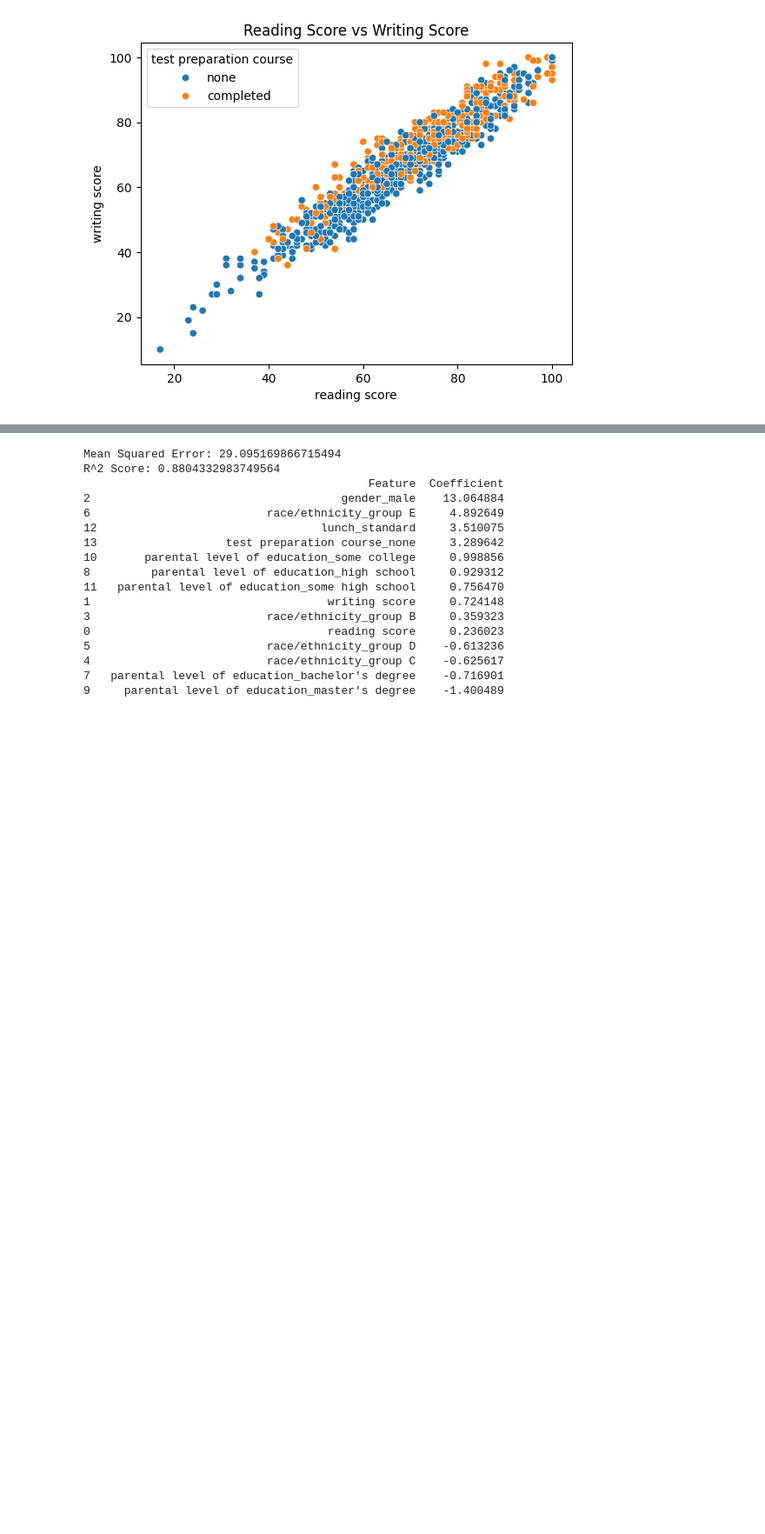
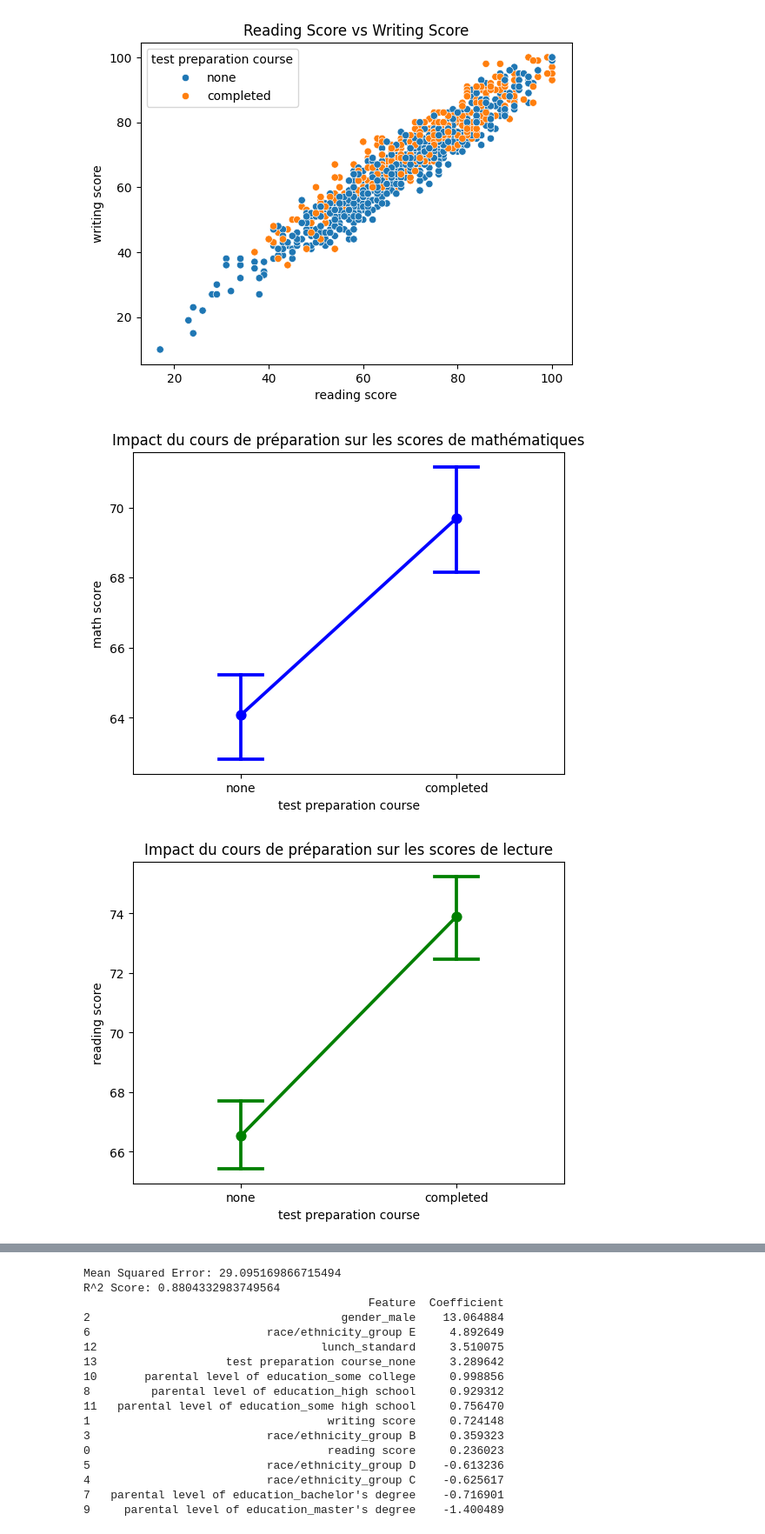
Before and after one commit to Abdou800-dev/IA-sim, a Jupyter notebook: notebook.ipynb, the cells around one changed output, grey strips where cells are left out. Shown at 87% size. Saved outputs shown, nothing was run; the diff lists cells and outputs as text; code cells hidden in the pictures; blank space fills up the shorter version.

```diff
--- a/notebook.ipynb
+++ b/notebook.ipynb
@@ -133,3 +125,25 @@ plt.show()
 [figure]
 [figure]
 [figure]
+# %%
+import seaborn as sns
+import matplotlib.pyplot as plt
+df = pd.read_csv("StudentsPerformance.csv")
+# Boxplot des scores en fonction du cours de préparation
+# Point plot for math scores
+sns.pointplot(x='test preparation course', y='math score', data=df, capsize=0.2, color='blue')
+plt.title("Impact du cours de préparation sur les scores de mathématiques")
+plt.show()
+
+# Point plot for reading scores
+sns.pointplot(x='test preparation course', y='reading score', data=df, capsize=0.2, color='green')
+plt.title("Impact du cours de préparation sur les scores de lecture")
+plt.show()
+
+# Point plot for writing scores
+sns.pointplot(x='test preparation course', y='writing score', data=df, capsize=0.2, color='red')
+plt.title("Impact du cours de préparation sur les scores d'écriture")
+plt.show()
+# %% [output]
+[figure, added]
+[figure, added]
```
Also changed, not shown: parts of 12 cells of this notebook, 2 other files.
